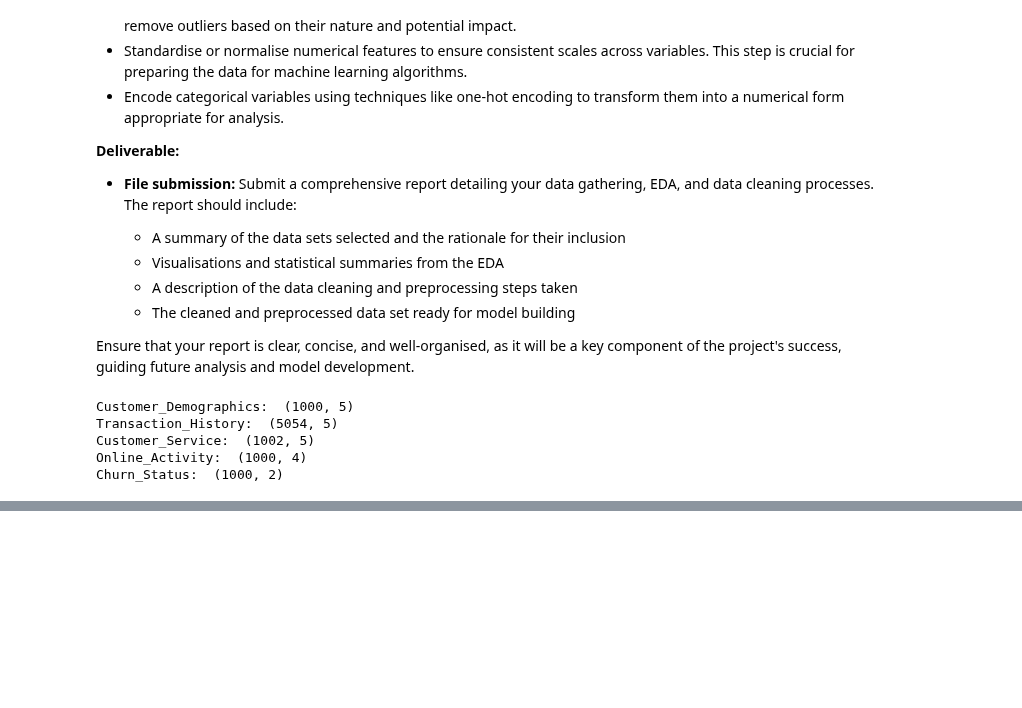
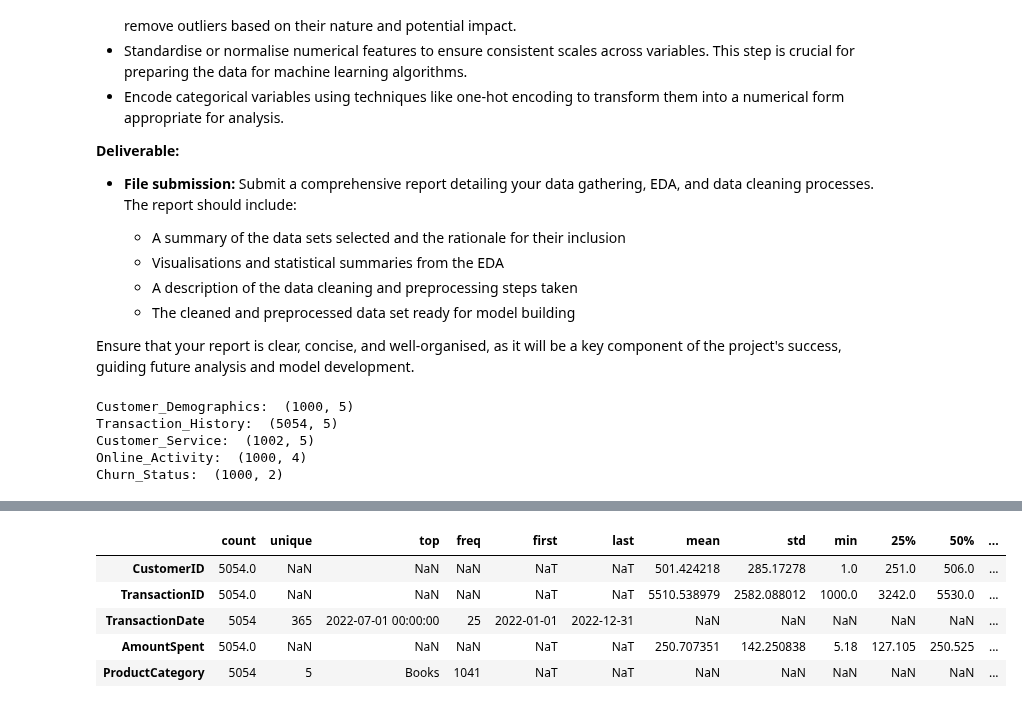
Before and after one commit to Akshay-Paunikar/Forage_Virtual_Internship_Program, a Jupyter notebook: LLYODS_BANKING_GROUP/01_Task_1_Data_gathering_and_exploratory_analysis/Task_1_Data_gathering_and_exploratory_analysis.ipynb, the cells around one changed output, grey strips where cells are left out. Saved outputs shown, nothing was run; the diff lists cells and outputs as text; code cells hidden in the pictures; blank space fills up the shorter version.

```diff
--- a/LLYODS_BANKING_GROUP/01_Task_1_Data_gathering_and_exploratory_analysis/Task_1_Data_gathering_and_exploratory_analysis.ipynb
+++ b/LLYODS_BANKING_GROUP/01_Task_1_Data_gathering_and_exploratory_analysis/Task_1_Data_gathering_and_exploratory_analysis.ipynb
@@ -234,0 +333,9 @@ Churn_Status:  (1000, 2)
+# %%
+transaction.describe(include='all').T
+# %% [output]
+|  | count | unique | top | freq | first | last | mean | std | min | 25% | 50% | ... |
+| CustomerID | 5054.0 | NaN | NaN | NaN | NaT | NaT | 501.424218 | 285.17278 | 1.0 | 251.0 | 506.0 | ... |
+| TransactionID | 5054.0 | NaN | NaN | NaN | NaT | NaT | 5510.538979 | 2582.088012 | 1000.0 | 3242.0 | 5530.0 | ... |
+| TransactionDate | 5054 | 365 | 2022-07-01 00:00:00 | 25 | 2022-01-01 | 2022-12-31 | NaN | NaN | NaN | NaN | NaN | ... |
+| AmountSpent | 5054.0 | NaN | NaN | NaN | NaT | NaT | 250.707351 | 142.250838 | 5.18 | 127.105 | 250.525 | ... |
+| ProductCategory | 5054 | 5 | Books | 1041 | NaT | NaT | NaN | NaN | NaN | NaN | NaN | ... |
```
Also changed, not shown: parts of 29 cells of this notebook.
